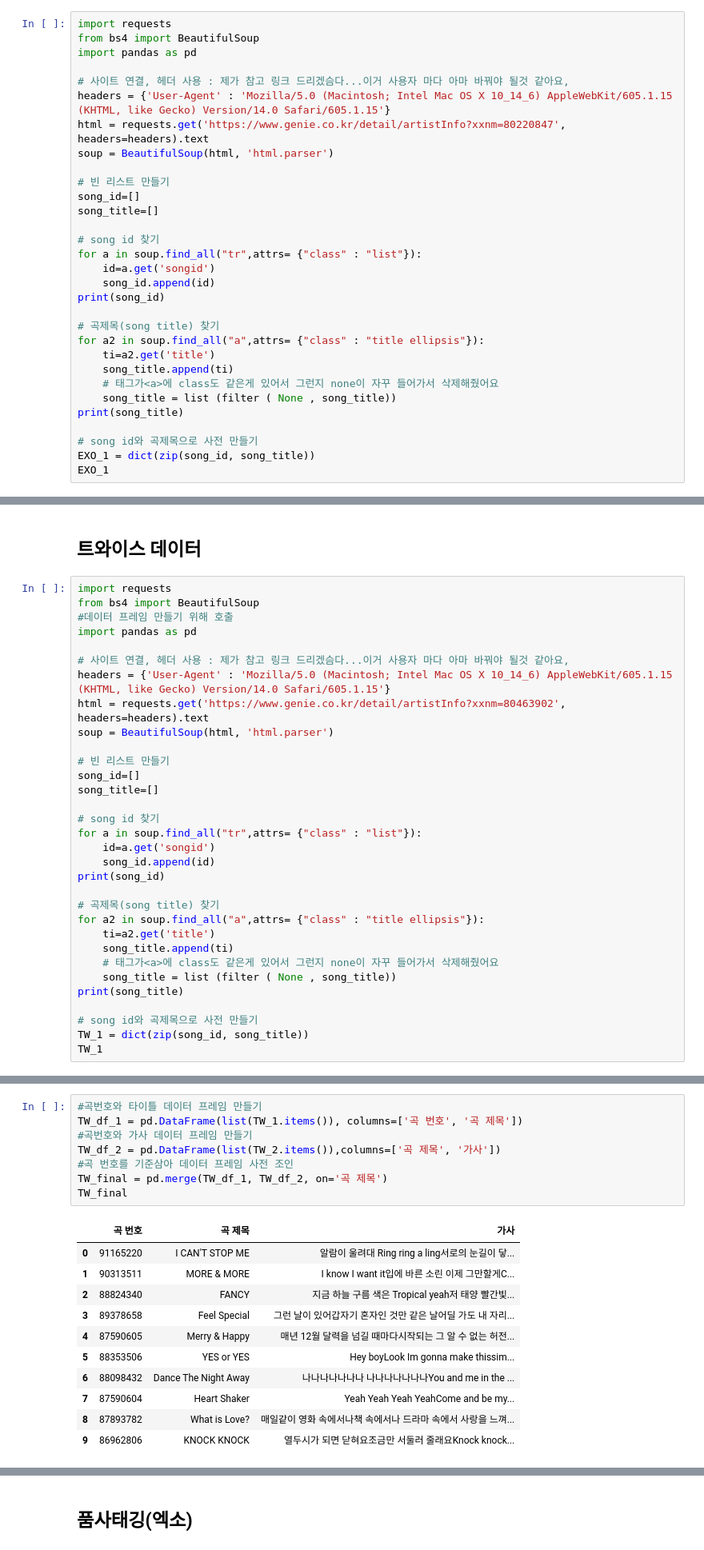
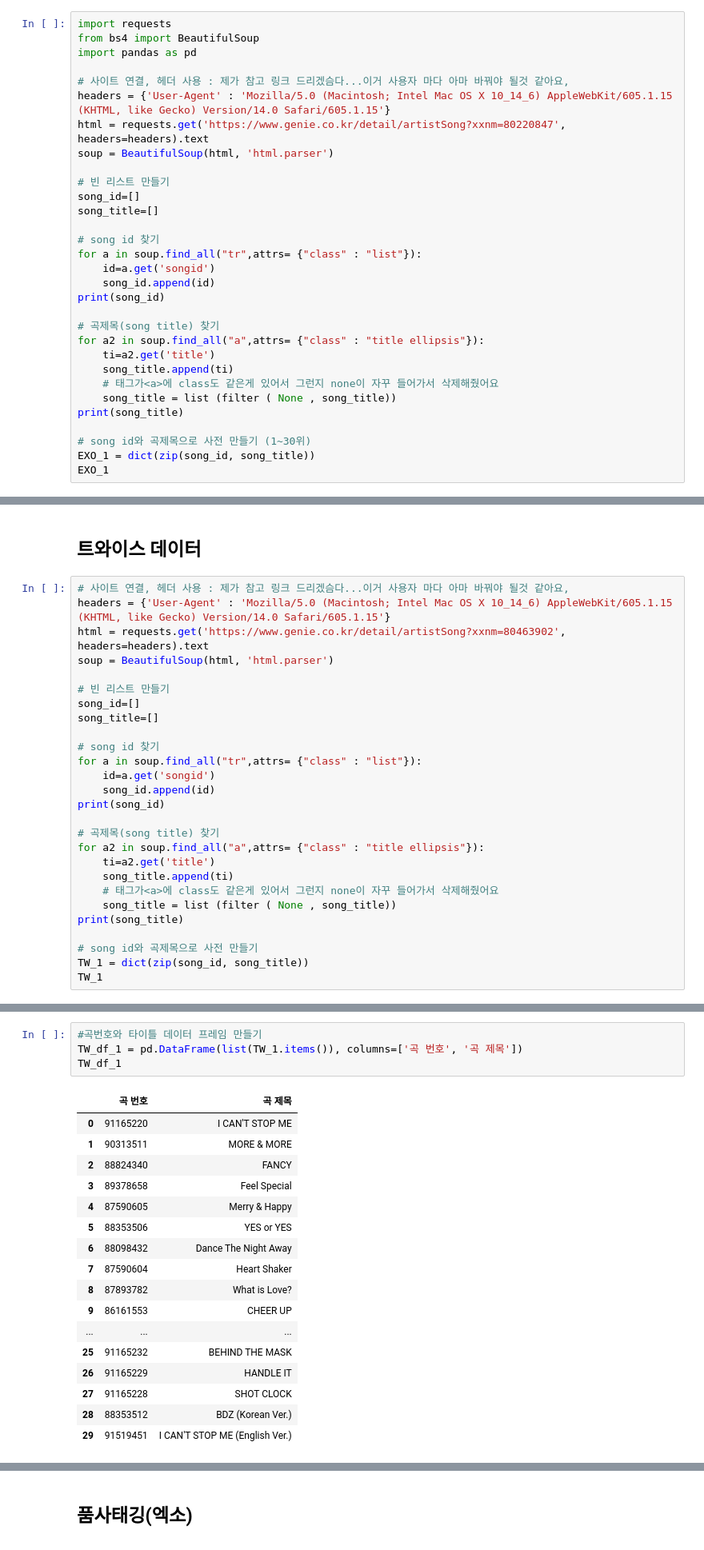
Before and after one commit to LEEEUNBIN3/TextMining, a Jupyter notebook: exo_vs_twice.ipynb, the cells around one changed output, grey strips where cells are left out. Shown: that part at 80% size. Drawn from its saved outputs; the diff is of its cells as text.

Commit message:
fixed_code
1. 코드 추가
2. html 주소 변경 (30위까지 스캔)
3. 불용어 사전 1회만 선언 (트와이스 부분 코드 삭제)
4. import 중복된 것들 삭제

```diff
--- a/exo_vs_twice.ipynb
+++ b/exo_vs_twice.ipynb
@@ -7,7 +7,7 @@ import pandas as pd
 
 # 사이트 연결, 헤더 사용 : 제가 참고 링크 드리겠슴다...이거 사용자 마다 아마 바꿔야 될것 같아요,
 headers = {'User-Agent' : 'Mozilla/5.0 (Macintosh; Intel Mac OS X 10_14_6) AppleWebKit/605.1.15 (KHTML, like Gecko) Version/14.0 Safari/605.1.15'}
-html = requests.get('https://www.genie.co.kr/detail/artistInfo?xxnm=80220847', headers=headers).text
+html = requests.get('https://www.genie.co.kr/detail/artistSong?xxnm=80220847', headers=headers).text
 soup = BeautifulSoup(html, 'html.parser')
 
 # 빈 리스트 만들기
@@ -28,7 +28,7 @@ for a2 in soup.find_all("a",attrs= {"class" : "title ellipsis"}):
     song_title = list (filter ( None , song_title))
 print(song_title)
 
-# song id와 곡제목으로 사전 만들기
+# song id와 곡제목으로 사전 만들기 (1~30위)
 EXO_1 = dict(zip(song_id, song_title))
 EXO_1
 # %% [output]
@@ -187,14 +217,9 @@ EXO_num_df
 # %% [markdown]
 ## 트와이스 데이터
 # %%
-import requests
-from bs4 import BeautifulSoup
-#데이터 프레임 만들기 위해 호출
-import pandas as pd
-
 # 사이트 연결, 헤더 사용 : 제가 참고 링크 드리겠슴다...이거 사용자 마다 아마 바꿔야 될것 같아요,
 headers = {'User-Agent' : 'Mozilla/5.0 (Macintosh; Intel Mac OS X 10_14_6) AppleWebKit/605.1.15 (KHTML, like Gecko) Version/14.0 Safari/605.1.15'}
-html = requests.get('https://www.genie.co.kr/detail/artistInfo?xxnm=80463902', headers=headers).text
+html = requests.get('https://www.genie.co.kr/detail/artistSong?xxnm=80463902', headers=headers).text
 soup = BeautifulSoup(html, 'html.parser')
 
 # 빈 리스트 만들기
@@ -295,20 +321,22 @@ TW_2
 # %%
 #곡번호와 타이틀 데이터 프레임 만들기
 TW_df_1 = pd.DataFrame(list(TW_1.items()), columns=['곡 번호', '곡 제목'])
-#곡번호와 가사 데이터 프레임 만들기
-TW_df_2 = pd.DataFrame(list(TW_2.items()),columns=['곡 제목', '가사'])
-#곡 번호를 기준삼아 데이터 프레임 사전 조인
-TW_final = pd.merge(TW_df_1, TW_df_2, on='곡 제목')
-TW_final
+TW_df_1
 # %% [output]
-|  | 곡 번호 | 곡 제목 | 가사 |
-| 0 | 91165220 | I CAN'T STOP ME | 알람이 울려대 Ring ring a ling서로의 눈길이 닿... |
-| 1 | 90313511 | MORE & MORE | I know I want it입에 바른 소린 이제 그만할게C... |
-| 2 | 88824340 | FANCY | 지금 하늘 구름 색은 Tropical yeah저 태양 빨간빛... |
-| 3 | 89378658 | Feel Special | 그런 날이 있어갑자기 혼자인 것만 같은 날어딜 가도 내 자리... |
-| 4 | 87590605 | Merry & Happy | 매년 12월 달력을 넘길 때마다시작되는 그 알 수 없는 허전... |
-| 5 | 88353506 | YES or YES | Hey boyLook Im gonna make thissim... |
-| 6 | 88098432 | Dance The Night Away | 나나나나나나나 나나나나나나나You and me in the ... |
-| 7 | 87590604 | Heart Shaker | Yeah Yeah Yeah YeahCome and be my... |
-| 8 | 87893782 | What is Love? | 매일같이 영화 속에서나책 속에서나 드라마 속에서 사랑을 느껴... |
-| 9 | 86962806 | KNOCK KNOCK | 열두시가 되면 닫혀요조금만 서둘러 줄래요Knock knock... |
+|  | 곡 번호 | 곡 제목 |
+| 0 | 91165220 | I CAN'T STOP ME |
+| 1 | 90313511 | MORE & MORE |
+| 2 | 88824340 | FANCY |
+| 3 | 89378658 | Feel Special |
+| 4 | 87590605 | Merry & Happy |
+| 5 | 88353506 | YES or YES |
+| 6 | 88098432 | Dance The Night Away |
+| 7 | 87590604 | Heart Shaker |
+| 8 | 87893782 | What is Love? |
+| 9 | 86161553 | CHEER UP |
+| ... | ... | ... |
+| 25 | 91165232 | BEHIND THE MASK |
+| 26 | 91165229 | HANDLE IT |
+| 27 | 91165228 | SHOT CLOCK |
+| 28 | 88353512 | BDZ (Korean Ver.) |
+| 29 | 91519451 | I CAN'T STOP ME (English Ver.) |
```
Also changed, not shown: parts of 33 cells of this notebook.
